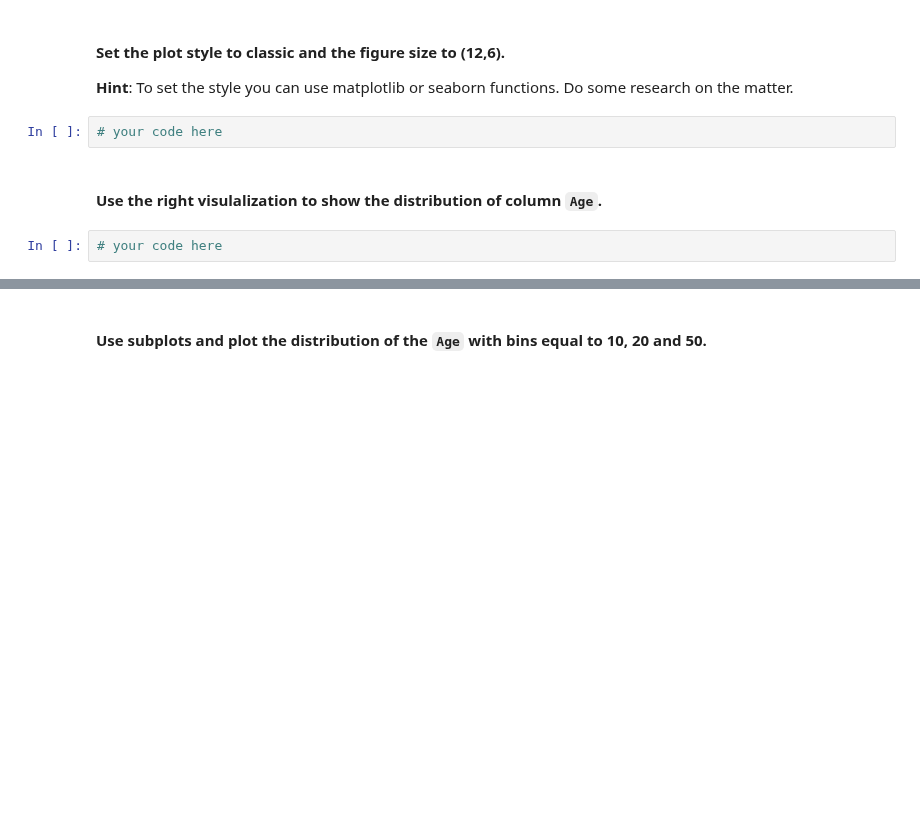
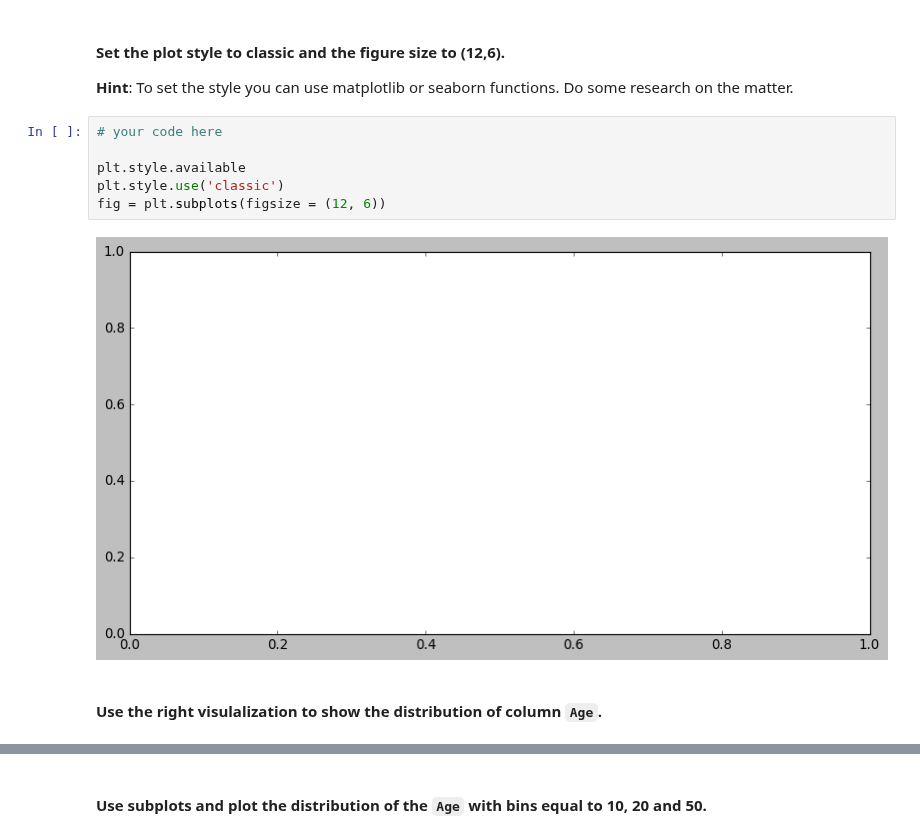
Before and after one commit to ta-data-lis/lab-matplotlib-seaborn, a Jupyter notebook: your-code/main.ipynb, the cells around one changed output, grey strips where cells are left out. Cells and saved outputs as stored; diff of their text form; blank space fills up the shorter version.

Commit message:
[WiP] How many more graphs?

```diff
--- a/your-code/main.ipynb
+++ b/your-code/main.ipynb
@@ -308,9 +366,13 @@ for col in columns:
 # %% [markdown]
 #### Set the plot style to classic and the figure size to (12,6).
 **Hint**: To set the style you can use matplotlib or seaborn functions. Do some research on the matter.
-# %%
-# your code here
+# %%
+# your code here
+
+plt.style.available
+plt.style.use('classic')
+fig = plt.subplots(figsize = (12, 6))
+# %% [output]
+[figure, added]
 # %% [markdown]
 #### Use the right visulalization to show the distribution of column `Age`.
-# %%
-# your code here
```
Also changed, not shown: parts of 27 cells of this notebook.
